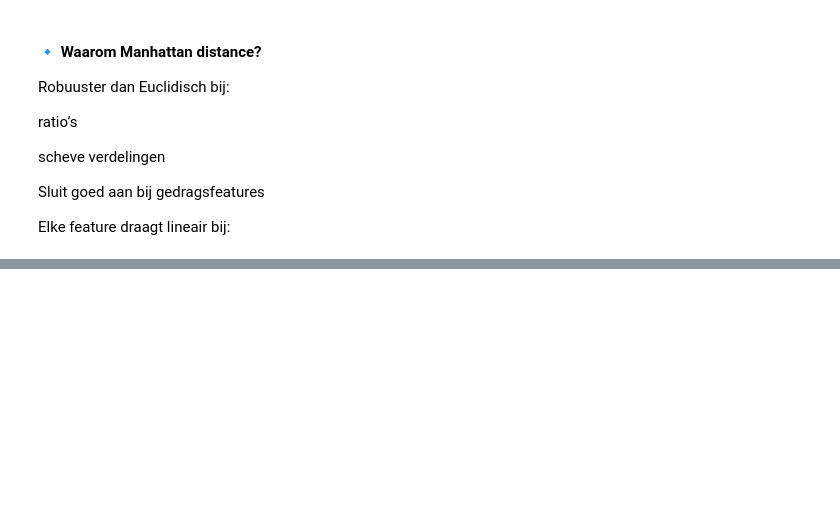
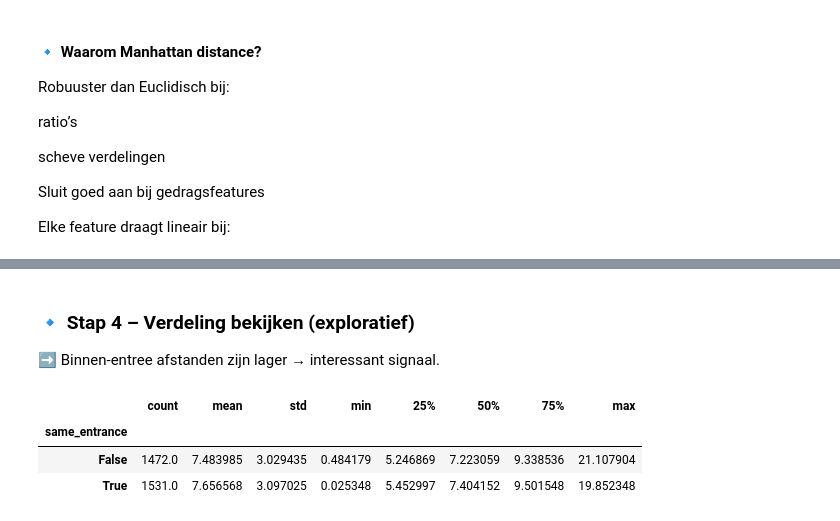
Before and after one commit to lcleofa/HU-DAV, a Jupyter notebook: notebooks/06.2R-Gino1-Final-dimension_reduction.ipynb, the cells around one changed output, grey strips where cells are left out. Cells and saved outputs as stored; diff of their text form; code cells hidden in the pictures; blank space fills up the shorter version.

```diff
--- a/notebooks/06.2R-Gino1-Final-dimension_reduction.ipynb
+++ b/notebooks/06.2R-Gino1-Final-dimension_reduction.ipynb
@@ -306,0 +364,10 @@ Elke feature draagt lineair bij:
+# %% [markdown]
+### 🔹 Stap 4 – Verdeling bekijken (exploratief)
+➡️ Binnen-entree afstanden zijn lager → interessant signaal.
+# %%
+dist_df.groupby("same_entrance")["distance"].describe()
+# %% [output]
+|  | count | mean | std | min | 25% | 50% | 75% | max |
+| same_entrance |  |  |  |  |  |  |  |  |
+| False | 1472.0 | 7.483985 | 3.029435 | 0.484179 | 5.246869 | 7.223059 | 9.338536 | 21.107904 |
+| True | 1531.0 | 7.656568 | 3.097025 | 0.025348 | 5.452997 | 7.404152 | 9.501548 | 19.852348 |
```
Also changed, not shown: parts of 36 cells of this notebook, 1 other file.
